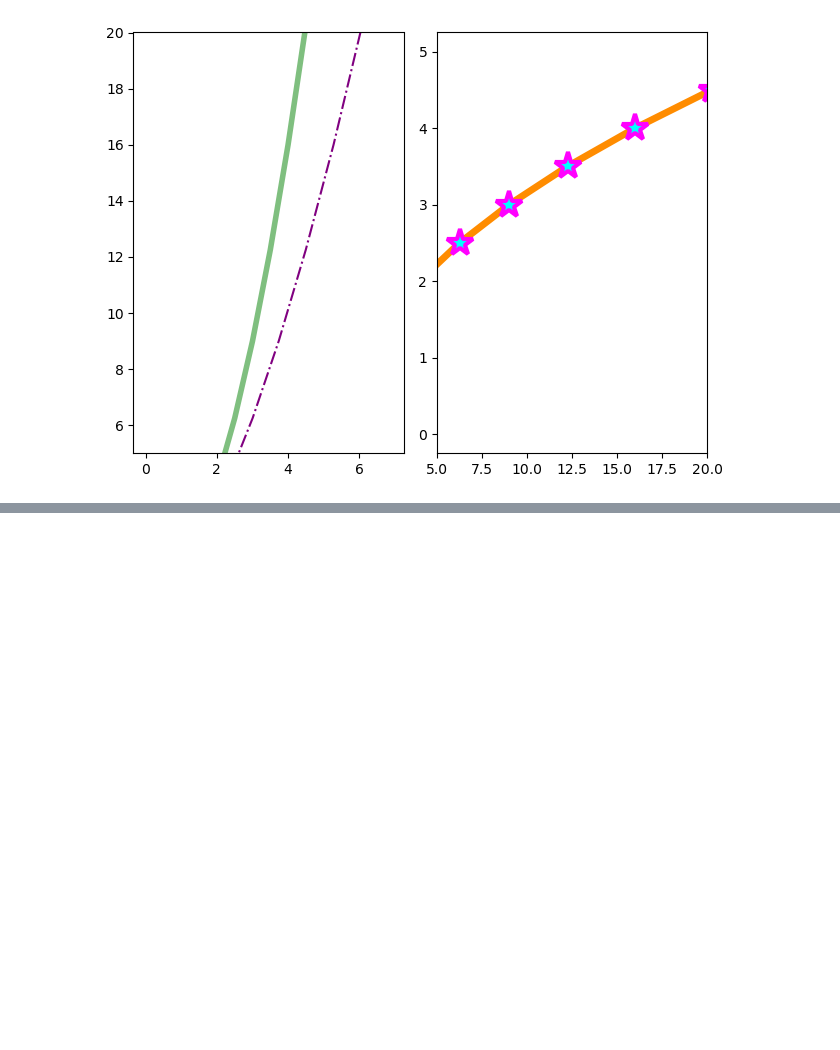
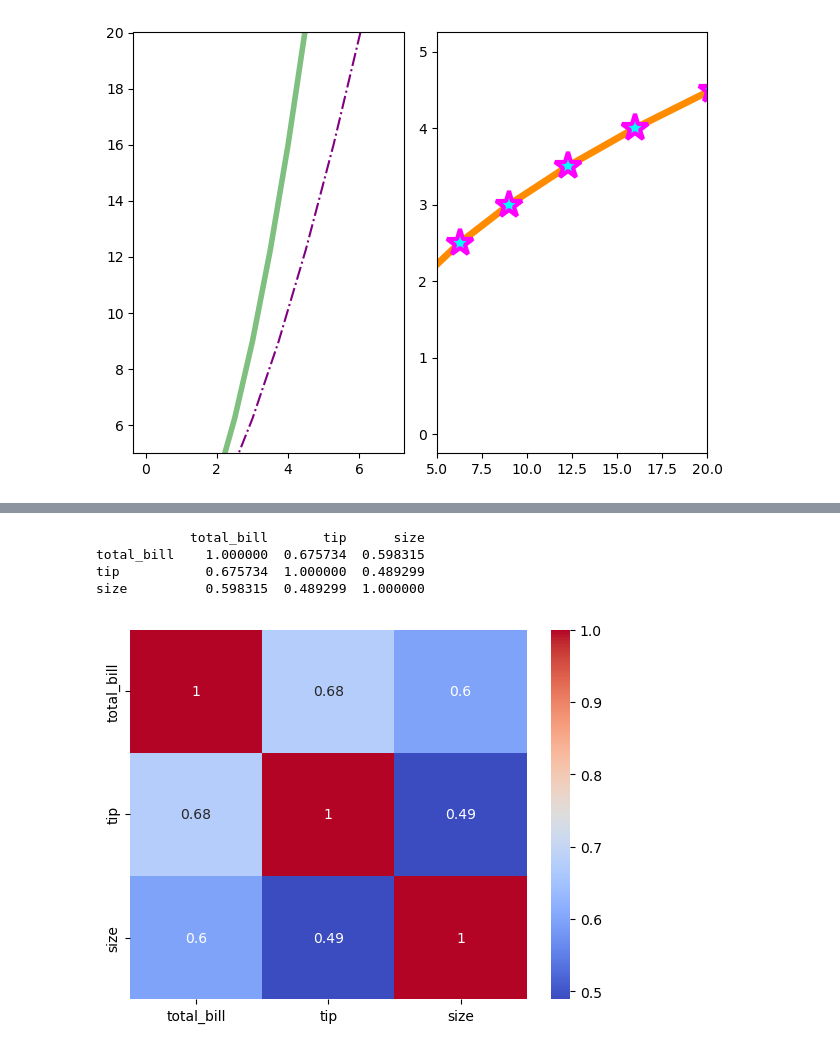
Before and after one commit to FarhanMS123/NeuralNetworkMemorandum, a Jupyter notebook: experiments/basic_python.ipynb, the cells around one changed output, grey strips where cells are left out. Drawn from its saved outputs; the diff is of its cells as text; code cells hidden in the pictures; blank space fills up the shorter version.

```diff
--- a/experiments/basic_python.ipynb
+++ b/experiments/basic_python.ipynb
@@ -729,0 +792,11 @@ plt.show()
+# %%
+tips_corr = tips.corr(numeric_only=True)
+print(tips_corr)
+sns.heatmap(tips_corr, annot=True, cmap='coolwarm')
+plt.show()
+# %% [output]
+            total_bill       tip      size
+total_bill    1.000000  0.675734  0.598315
+tip           0.675734  1.000000  0.489299
+size          0.598315  0.489299  1.000000
+[figure, added]
```
Also changed, not shown: parts of 11 cells of this notebook.
